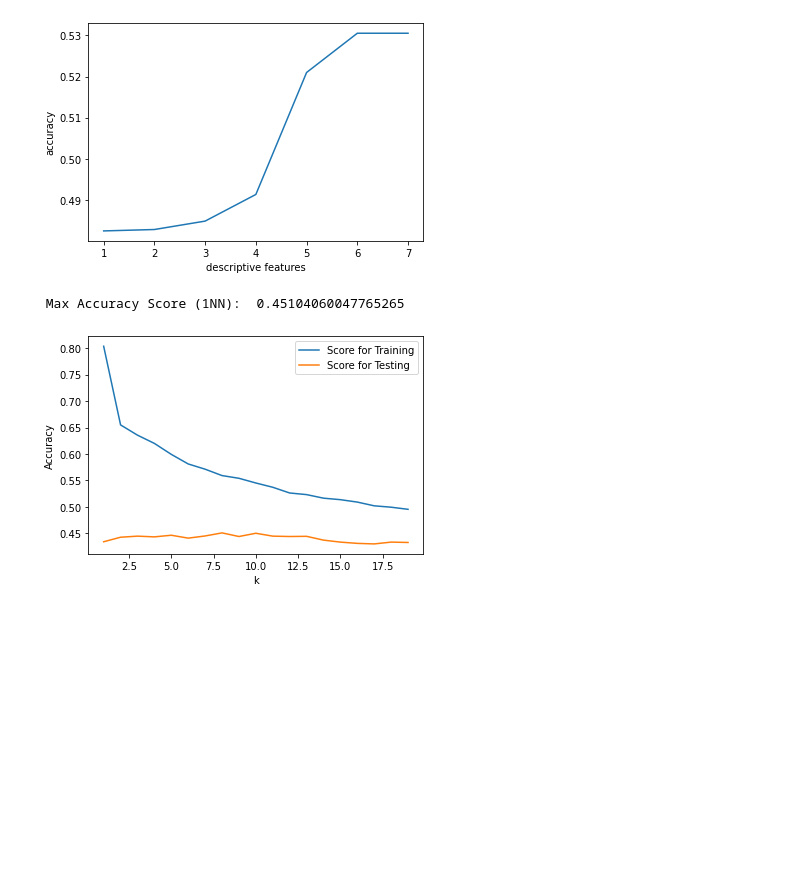
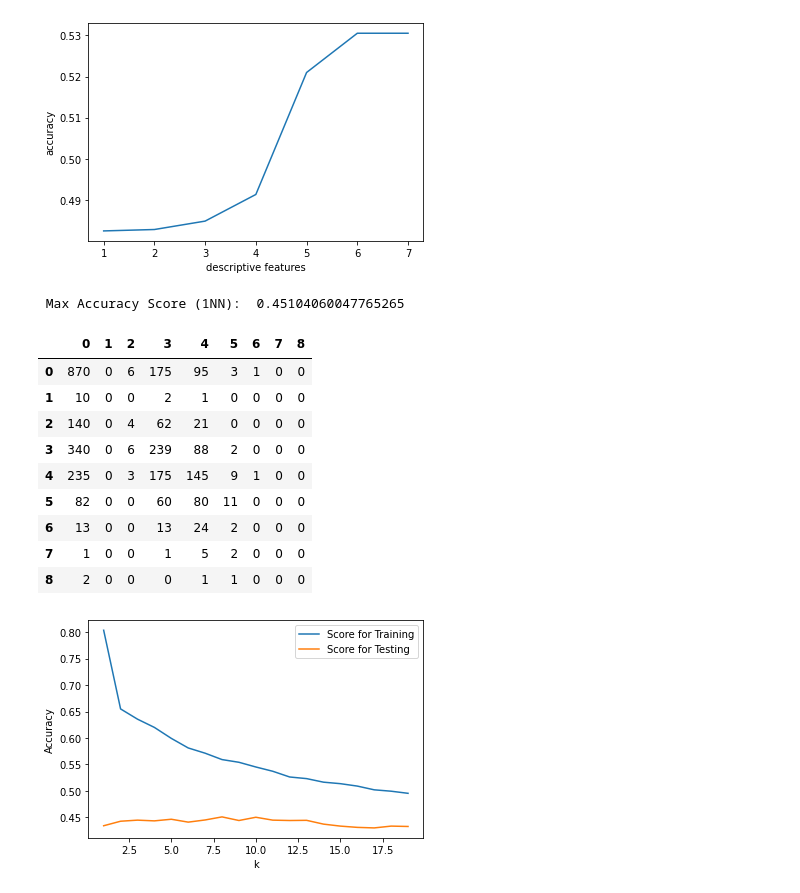
Before and after one commit to saiT1108/DS_project, a Jupyter notebook: main.ipynb, the cells around one changed output. Saved outputs shown, nothing was run; the diff lists cells and outputs as text; code cells hidden in the pictures; blank space fills up the shorter version.

```diff
--- a/main.ipynb
+++ b/main.ipynb
@@ -321,30 +325,42 @@ sns.lineplot(data=accuracy_metric, x='descriptive features', y='accuracy')
 # %%
 cont_cols = ['HARM_TOTAL', 'TOR_F_SCALE', 'TOR_AREA', 'CZ_NAME']
 cont_df = df_hur[cont_cols]
 X_train, X_test, Y_train, Y_test = train_test_split(cont_df, df_hur['DAMAGE_PROPERTY'], test_size=0.25, random_state=64)
 resultsKNN = pd.DataFrame(columns=['KNN', 'Score for Training', 'Score for Testing'])
 max_accuracy = 0
 
 for knnCount in range (1,20):
     nn_clf = KNeighborsClassifier(n_neighbors=knnCount)
     nn_clf.fit(X_train, Y_train)
     y_train_pred = nn_clf.predict(X_train)
     y_pred = nn_clf.predict(X_test)
 
     scoreTrain = accuracy_score(Y_train, y_train_pred)
     scoreTest = accuracy_score(Y_test, y_pred)
 
     if(scoreTest > max_accuracy):
         max_accuracy = scoreTest
 
     resultsKNN.loc[knnCount] = [knnCount, scoreTrain, scoreTest]
 
 resultsKNN.pop('KNN')
 ax = resultsKNN.plot()
 ax.set(xlabel='k', ylabel='Accuracy')
 print(" Max Accuracy Score (1NN): ", max_accuracy)
+cm = pd.DataFrame(confusion_matrix(Y_test, y_pred))
+cm
 # %% [output]
  Max Accuracy Score (1NN):  0.45104060047765265
+|  | 0 | 1 | 2 | 3 | 4 | 5 | 6 | 7 | 8 |
+| 0 | 870 | 0 | 6 | 175 | 95 | 3 | 1 | 0 | 0 |
+| 1 | 10 | 0 | 0 | 2 | 1 | 0 | 0 | 0 | 0 |
+| 2 | 140 | 0 | 4 | 62 | 21 | 0 | 0 | 0 | 0 |
+| 3 | 340 | 0 | 6 | 239 | 88 | 2 | 0 | 0 | 0 |
+| 4 | 235 | 0 | 3 | 175 | 145 | 9 | 1 | 0 | 0 |
+| 5 | 82 | 0 | 0 | 60 | 80 | 11 | 0 | 0 | 0 |
+| 6 | 13 | 0 | 0 | 13 | 24 | 2 | 0 | 0 | 0 |
+| 7 | 1 | 0 | 0 | 1 | 5 | 2 | 0 | 0 | 0 |
+| 8 | 2 | 0 | 0 | 0 | 1 | 1 | 0 | 0 | 0 |
 [figure]
 # %%
 from sklearn.tree import DecisionTreeClassifier
```
Also changed, not shown: parts of 4 cells of this notebook.
